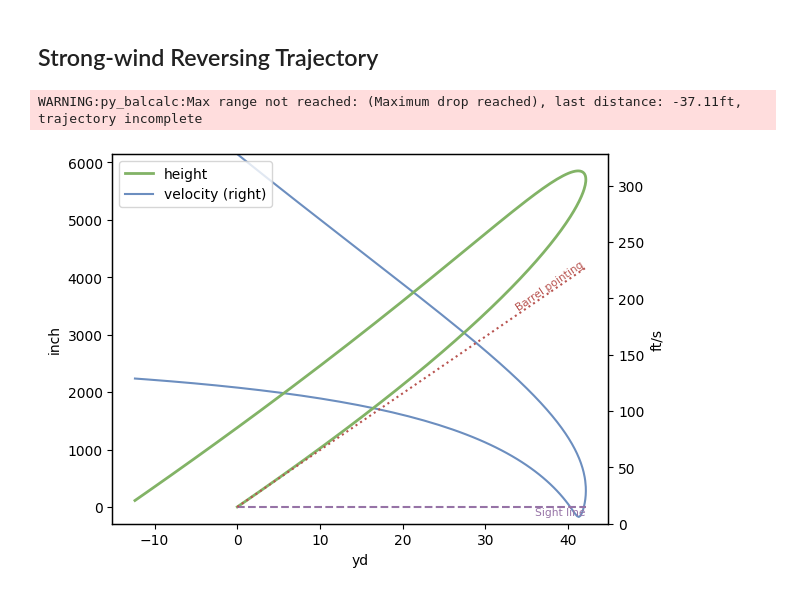
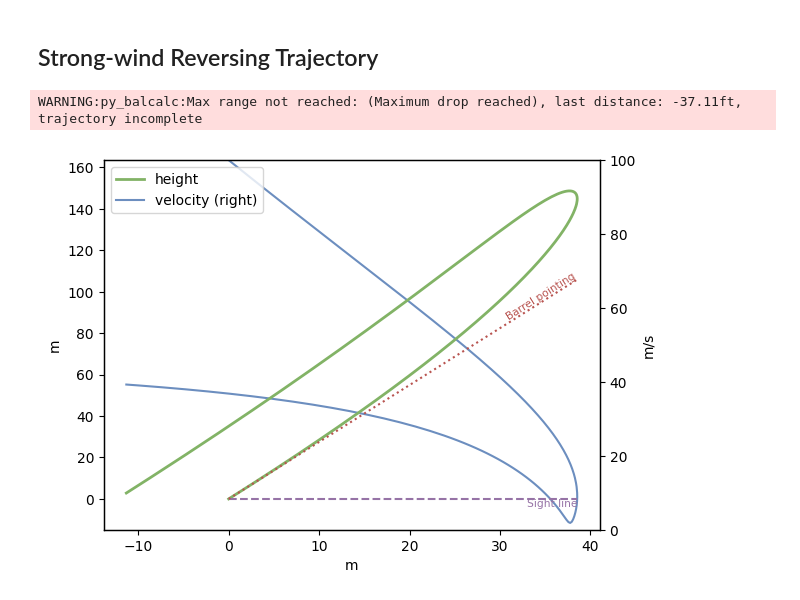
Before and after one commit to o-murphy/py-ballisticcalc, a Jupyter notebook: ExtremeExamples.ipynb, the cells around one changed output. Cells and saved outputs as stored; diff of their text form; code cells hidden in the pictures.

```diff
--- a/ExtremeExamples.ipynb
+++ b/ExtremeExamples.ipynb
@@ -120,30 +120,35 @@ df.tail()
 # %% [markdown]
 ## Strong-wind Reversing Trajectory
 # %%
+from py_ballisticcalc.unit import *
+PreferredUnits.distance = Unit.Meter
+PreferredUnits.velocity = Unit.MPS
+PreferredUnits.drop = Unit.Meter
+
 ammo = Ammo(drag_model, Velocity.MPS(100))
 
 zero = Shot(weapon=weapon,
             ammo=ammo,
             relative_angle=Angular.Degree(70.0))
 zero.winds = [Wind(Velocity.MPS(20), Angular.OClock(6))]
 
 calc = Calculator(_config={
     "cMinimumVelocity": 0,
     "cMinimumAltitude": 0,
     "cMaximumDrop": 0
 })
 
 hit_result, err = must_fire(calc, zero, Distance.Meter(1000), extra_data=True, time_step=0.1)
 if err:
     logger.warning("%s, trajectory incomplete", err)
 
 p = hit_result.plot()
 show_hit_result_plot()
 
 df = hit_result.dataframe()
 df.to_clipboard()
 df.tail()
 # %% [output]
 WARNING:py_balcalc:Max range not reached: (Maximum drop reached), last distance: -37.11ft, trajectory incomplete
-[figure, old version]
+[figure, new version]
 |  | time | distance | velocity | mach | height | target_drop | drop_adj | windage | windage_adj | ... |
```
Also changed, not shown: parts of 3 cells of this notebook, 1 other file.
